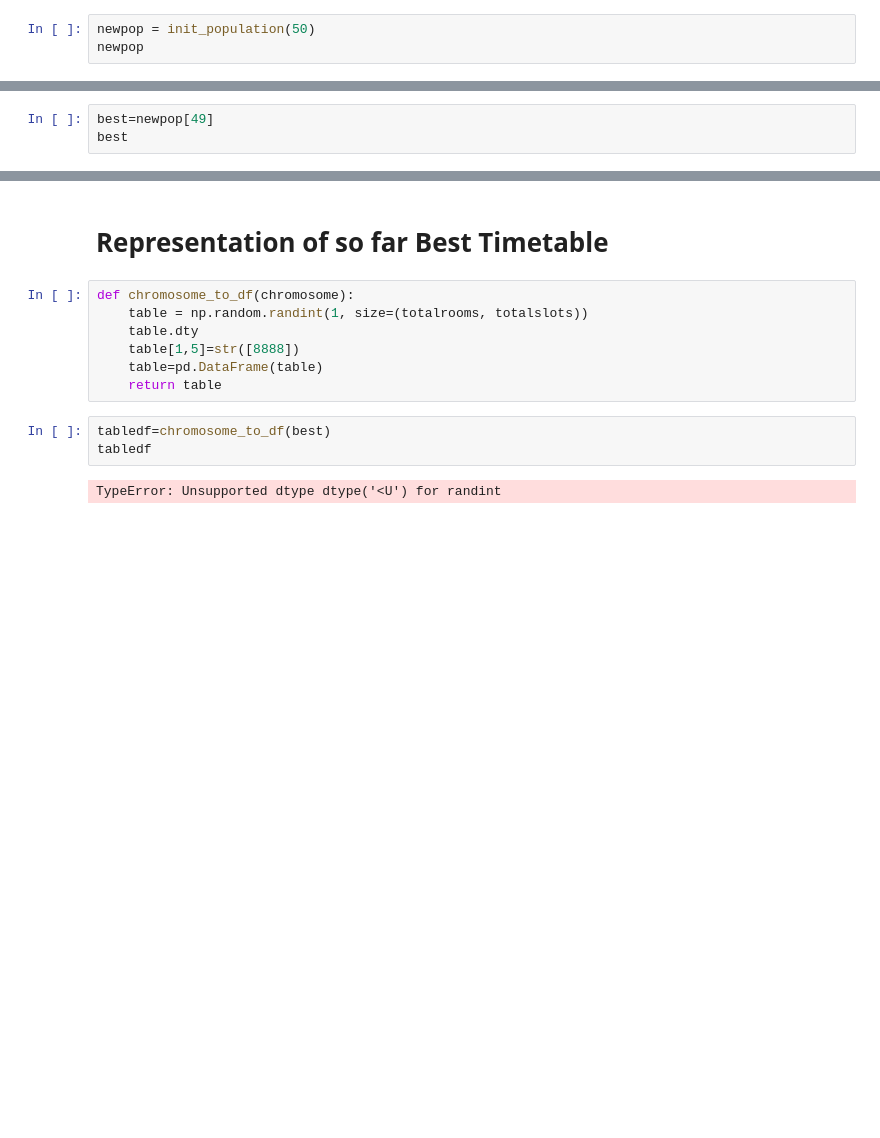
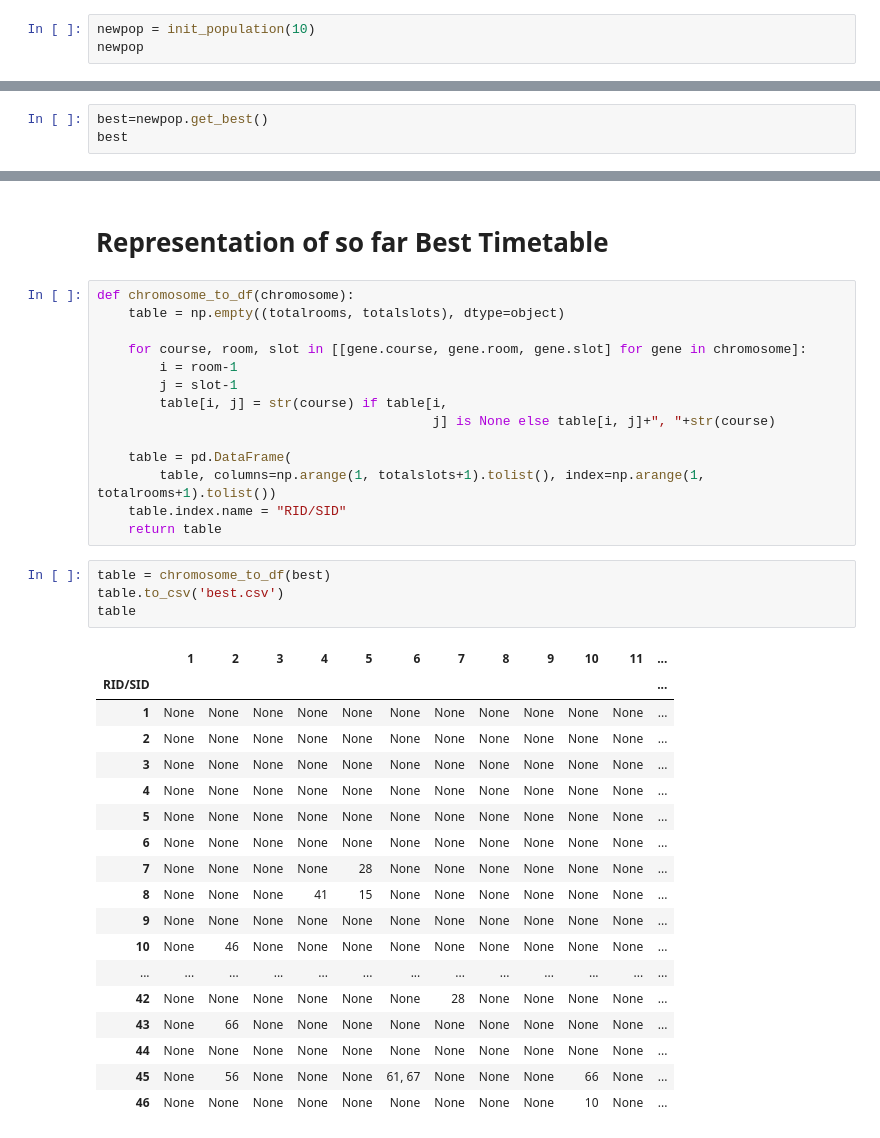
Before and after one commit to hunzlahmalik/exam-scheduler, a Jupyter notebook: src/geneticalgo.ipynb, the cells around one changed output, grey strips where cells are left out. Cells and saved outputs as stored; diff of their text form; blank space fills up the shorter version.

```diff
--- a/src/geneticalgo.ipynb
+++ b/src/geneticalgo.ipynb
@@ -548,6 +544,6 @@ def select_best_parents(population):
 def init_population(rng=10):
     return Population(rng=rng)
 # %%
-newpop = init_population(50)
+newpop = init_population(10)
 newpop
 # %% [output]
@@ -594,4 +587,4 @@ Chrom[Genes=30, Fitness=0.000975609756097561]]
 # %%
-best=newpop[49]
+best=newpop.get_best()
 best
 # %% [output]
@@ -608,14 +601,39 @@ best.detailfitness
 # %% [markdown]
 # Representation of so far Best Timetable
-# %%
-def chromosome_to_df(chromosome):
-    table = np.random.randint(1, size=(totalrooms, totalslots))
-    table.dty
-    table[1,5]=str([8888])
-    table=pd.DataFrame(table)
-    return table
-# %%
-tabledf=chromosome_to_df(best)
-tabledf
-# %% [output]
-TypeError: Unsupported dtype dtype('<U') for randint
+# %%
+def chromosome_to_df(chromosome):
+    table = np.empty((totalrooms, totalslots), dtype=object)
+
+    for course, room, slot in [[gene.course, gene.room, gene.slot] for gene in chromosome]:
+        i = room-1
+        j = slot-1
+        table[i, j] = str(course) if table[i,
+                                           j] is None else table[i, j]+", "+str(course)
+
+    table = pd.DataFrame(
+        table, columns=np.arange(1, totalslots+1).tolist(), index=np.arange(1, totalrooms+1).tolist())
+    table.index.name = "RID/SID"
+    return table
+# %%
+table = chromosome_to_df(best)
+table.to_csv('best.csv')
+table
+# %% [output]
+|  | 1 | 2 | 3 | 4 | 5 | 6 | 7 | 8 | 9 | 10 | 11 | ... |
+| RID/SID |  |  |  |  |  |  |  |  |  |  |  | ... |
+| 1 | None | None | None | None | None | None | None | None | None | None | None | ... |
+| 2 | None | None | None | None | None | None | None | None | None | None | None | ... |
+| 3 | None | None | None | None | None | None | None | None | None | None | None | ... |
+| 4 | None | None | None | None | None | None | None | None | None | None | None | ... |
+| 5 | None | None | None | None | None | None | None | None | None | None | None | ... |
+| 6 | None | None | None | None | None | None | None | None | None | None | None | ... |
+| 7 | None | None | None | None | 28 | None | None | None | None | None | None | ... |
+| 8 | None | None | None | 41 | 15 | None | None | None | None | None | None | ... |
+| 9 | None | None | None | None | None | None | None | None | None | None | None | ... |
+| 10 | None | 46 | None | None | None | None | None | None | None | None | None | ... |
+| ... | ... | ... | ... | ... | ... | ... | ... | ... | ... | ... | ... | ... |
+| 42 | None | None | None | None | None | None | 28 | None | None | None | None | ... |
+| 43 | None | 66 | None | None | None | None | None | None | None | None | None | ... |
+| 44 | None | None | None | None | None | None | None | None | None | None | None | ... |
+| 45 | None | 56 | None | None | None | 61, 67 | None | None | None | 66 | None | ... |
+| 46 | None | None | None | None | None | None | None | None | None | 10 | None | ... |
```
Also changed, not shown: parts of 16 cells of this notebook, 2 other files.
